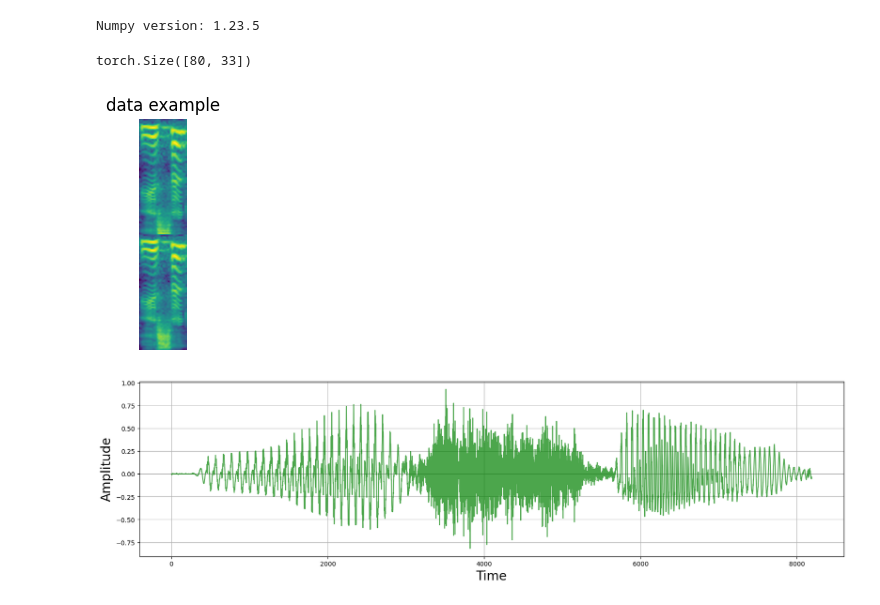
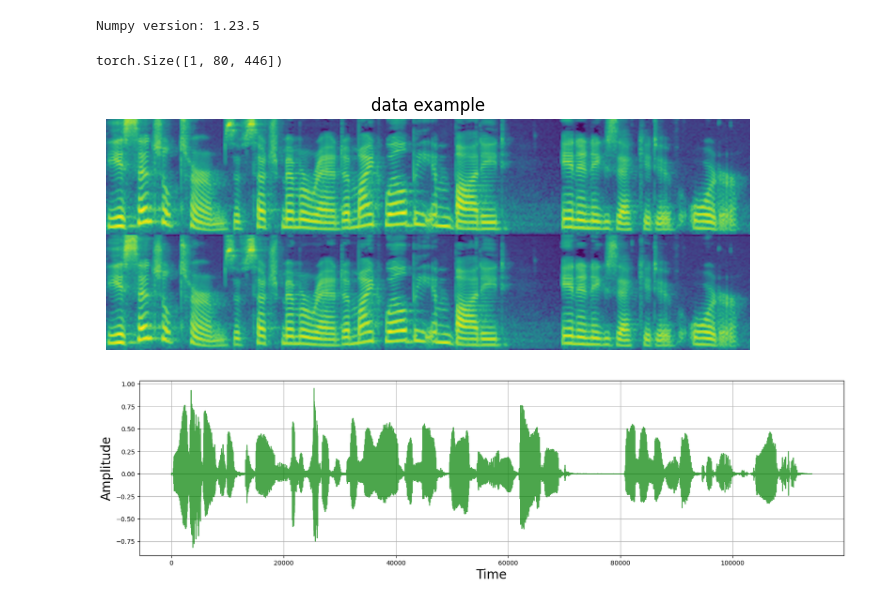
Before and after one commit to xiyori/hw4_nv, a Jupyter notebook: notebooks/checks.ipynb, the cells around one changed output. Drawn from its saved outputs; the diff is of its cells as text; code cells hidden in the pictures.

```diff
--- a/notebooks/checks.ipynb
+++ b/notebooks/checks.ipynb
@@ -46,7 +46,7 @@ def show_mel(data: torch.Tensor, title: str = "data example", eps=1e-5):
         data = data.squeeze(0)
 
     plt.figure(figsize=(20, 3))
-    plt.imshow(data.cpu().numpy(), interpolation="lanczos", cmap="viridis")
+    plt.imshow(data.cpu().numpy()[::-1], interpolation="lanczos", cmap="viridis")
     plt.grid()
     plt.axis("off")
     plt.title(title)
@@ -68,18 +68,18 @@ def visualize_audio(wav: torch.Tensor, sr: int = 22050):
 
     display.display(display.Audio(wav, rate=sr, normalize=False))
 
-def show_data_sample(sample):
-    mel, audio, mel_loss = sample
+def show_data_sample(audio):
+    mel, mel_loss = mel_spec(audio), mel_spec_loss(audio)
     print(mel.shape)
-    show_mel(torch.cat([mel, mel_loss], dim=0))
+    show_mel(torch.cat([mel_loss, mel], dim=1))
     visualize_audio(audio)
 # %%
-mel_spec = mel_config.mel_spectrogram()
-mel_spec_loss = mel_config.mel_spectrogram(loss=True)
-dataset = data_config.valid_dataset(mel_spec, mel_spec_loss)
+mel_spec = mel_config.mel_spectrogram
+mel_spec_loss = mel_config.mel_spectrogram_loss
+dataset = data_config.valid_dataset
 show_data_sample(dataset[0])
 # %% [output]
-torch.Size([80, 33])
+torch.Size([1, 80, 446])
-[figure, old version]
+[figure, new version]
-[figure, old version]
+[figure, new version]
 [interactive output not drawn]
```
Also changed, not shown: parts of 4 cells of this notebook.
